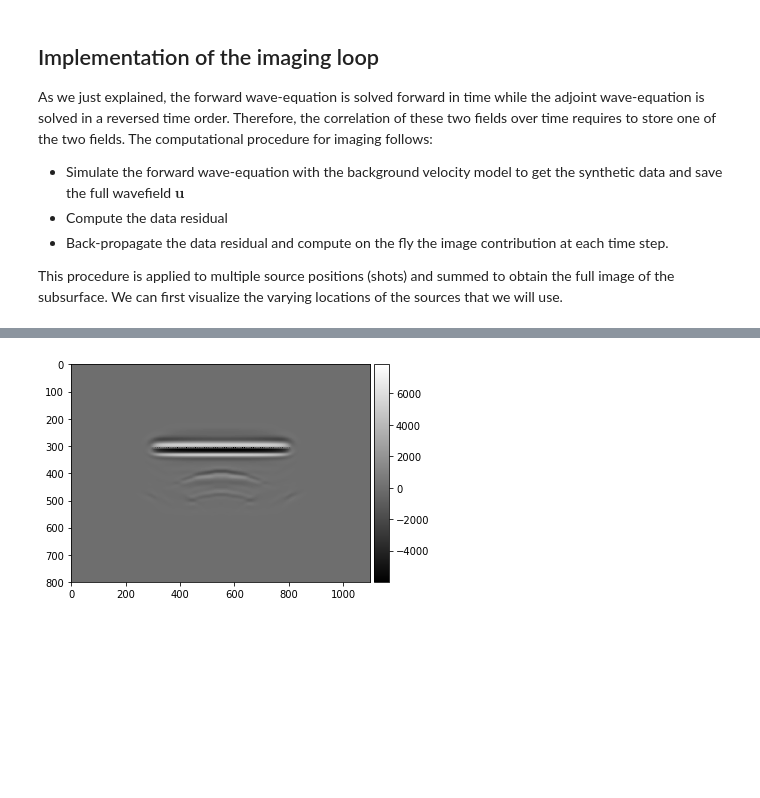
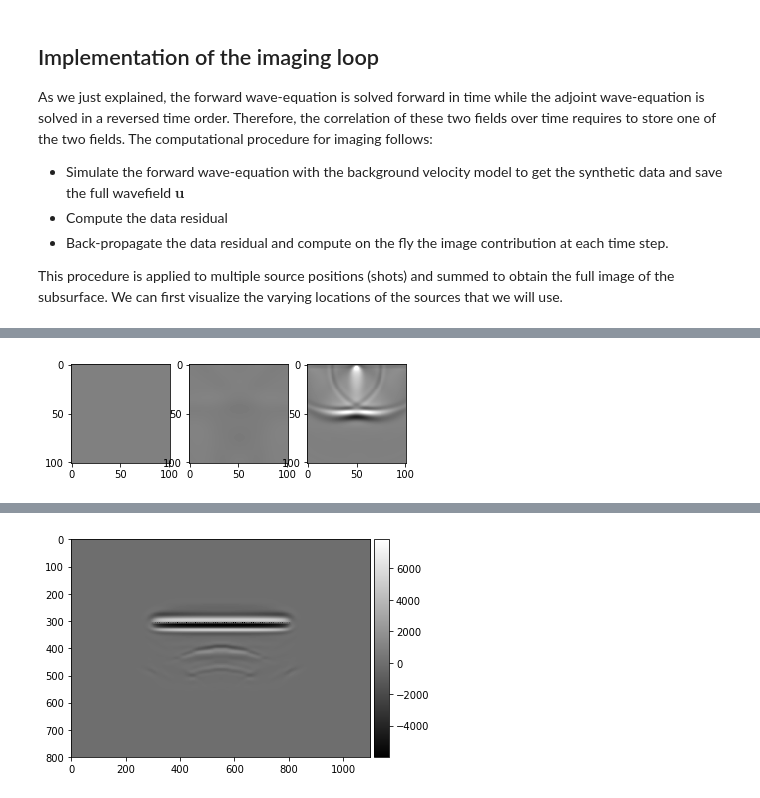
Before and after one commit to tccw/geotools, a Jupyter notebook: toys/devito_WSL/RTM_fault_testing.ipynb, the cells around one changed output, grey strips where cells are left out. Drawn from its saved outputs; the diff is of its cells as text; code cells hidden in the pictures; blank space fills up the shorter version.

```diff
--- a/toys/devito_WSL/RTM_fault_testing.ipynb
+++ b/toys/devito_WSL/RTM_fault_testing.ipynb
@@ -310,7 +310,7 @@ from examples.seismic import PointSource
 
 def ImagingOperator(model, image):
     # Define the wavefield with the size of the model and the time dimension
-    v = TimeFunction(name='v', grid=model.grid, time_order=2, space_order=4)
+    v = TimeFunction(name='v', grid=model.grid, time_order=2, space_order=4, save=geometry.nt)
 
     u = TimeFunction(name='u', grid=model.grid, time_order=2, space_order=4,
                      save=geometry.nt)
@@ -412,0 +394,6 @@ Imaging source 62 out of 62
+# %%
+img_book = np.zeros((geometry.nt,101,101))
+for i in range(geometry.nt):
+    v_dat = v.data[i,model.nbpml:-model.nbpml,model.nbpml:-model.nbpml].T
+    u0_dat = u0.data[i,model.nbpml:-model.nbpml,model.nbpml:-model.nbpml].T
+    img_book[i] = v_dat * u0_dat
@@ -412,0 +406,25 @@ Imaging source 62 out of 62
+# %%
+import matplotlib.pyplot as plt
+import matplotlib.animation as animation
+from IPython.display import HTML
+%matplotlib inline
+
+fig, ax = plt.subplots(nrows=1, ncols=3)
+# for i in range(geometry.nt):
+im = ax[0].imshow(v.data[0,model.nbpml:-model.nbpml,model.nbpml:-model.nbpml].T, vmin=-3e1, vmax=3e1, cmap='gray', animated=True)
+im2 = ax[1].imshow(u0.data[0,model.nbpml:-model.nbpml,model.nbpml:-model.nbpml].T, vmin=-0.5e1, vmax=0.5e1, cmap='gray', animated=True)
+im3 = ax[2].imshow(img_book[0], vmin=-1e4, vmax=1e4, cmap='gray', animated=True)
+
+def updatefig(i, img):
+
+    v_dat = v.data[i,model.nbpml:-model.nbpml,model.nbpml:-model.nbpml].T
+    u0_dat = u0.data[i,model.nbpml:-model.nbpml,model.nbpml:-model.nbpml].T
+    im.set_data(v_dat)
+    im2.set_data(u0_dat)
+    im3.set_data(np.sum(img[:i], axis=0))
+    return im, im2
+ani = animation.FuncAnimation(fig, updatefig, frames=np.linspace(1, nt, nt, dtype=np.int64),
+                              blit=True, interval=20, fargs=(img_book,))
+
+HTML(ani.to_html5_video())
+# %% [output]
@@ -412,0 +432 @@ Imaging source 62 out of 62
+[figure, added]
```
Also changed, not shown: parts of 14 cells of this notebook.
